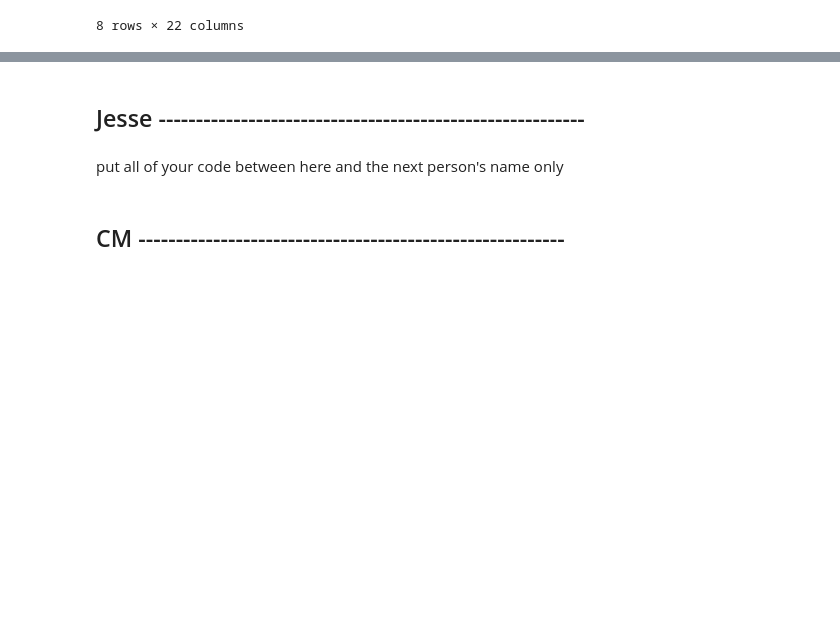
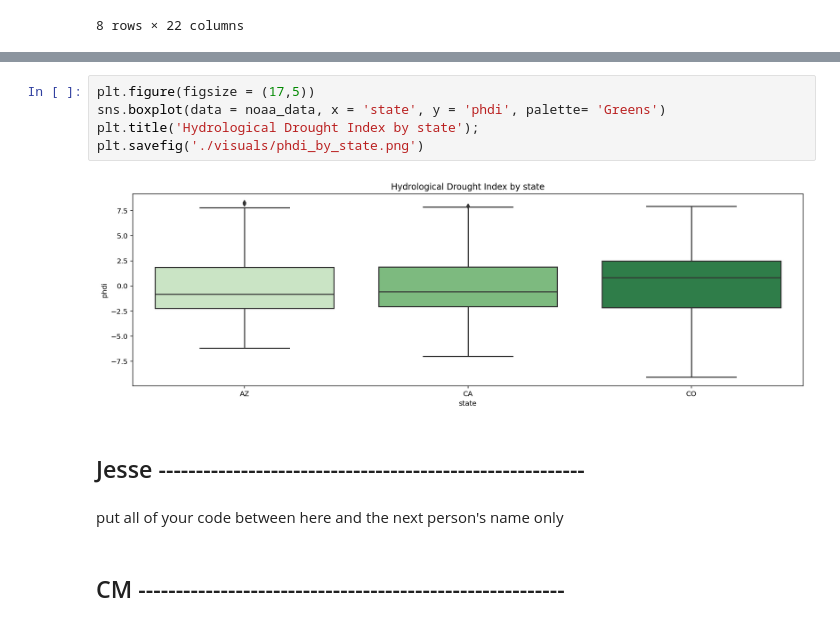
Before and after one commit to Marrrta/wildfires, a Jupyter notebook: EDA.ipynb, the cells around one changed output, grey strips where cells are left out. Saved outputs shown, nothing was run; the diff lists cells and outputs as text; blank space fills up the shorter version.

```diff
--- a/EDA.ipynb
+++ b/EDA.ipynb
@@ -66,3 +69,10 @@ noaa_data[noaa_data['year']==noaa_data['year'].min()]
+# %%
+plt.figure(figsize = (17,5))
+sns.boxplot(data = noaa_data, x = 'state', y = 'phdi', palette= 'Greens')
+plt.title('Hydrological Drought Index by state');
+plt.savefig('./visuals/phdi_by_state.png')
+# %% [output]
+[figure, added]
 # %% [markdown]
 ## Jesse ---------------------------------------------------------
 # %% [markdown]
```
Also changed, not shown: parts of 7 cells of this notebook.
